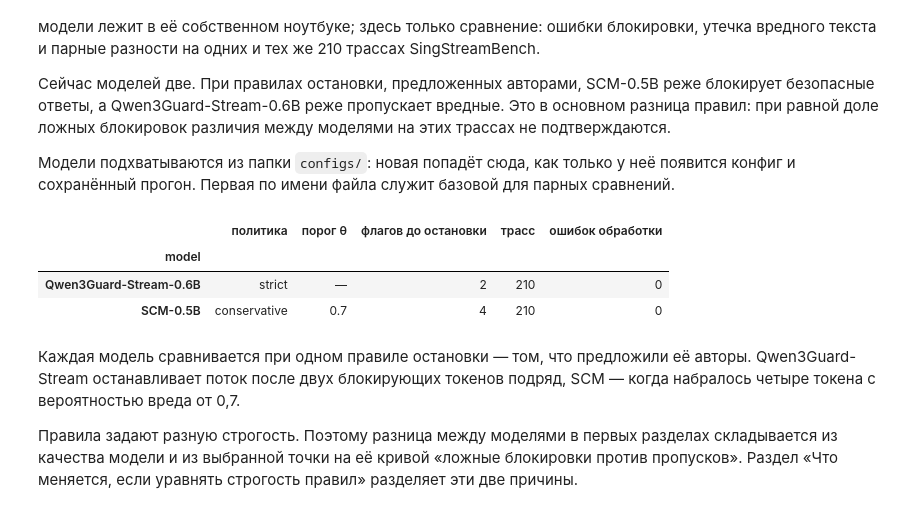
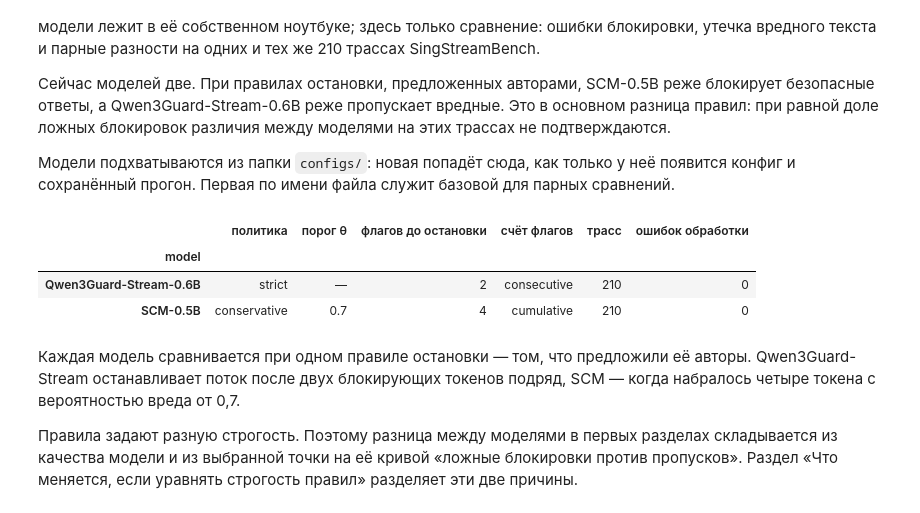
Before and after one commit to ZinewVova/Streaming-Guardrails, a Jupyter notebook: notebooks/06_model_comparison.ipynb, the cells around one changed output. Drawn from its saved outputs; the diff is of its cells as text; code cells hidden in the pictures.

```diff
--- a/notebooks/06_model_comparison.ipynb
+++ b/notebooks/06_model_comparison.ipynb
@@ -17,37 +17,40 @@ from streamguard_bench.metrics import (
     compute_response_policy_metrics,
     compute_streaming_metrics,
     paired_run_differences,
+    pairwise_run_differences,
+    stopped_within,
 )
 from streamguard_bench.pipeline import load_saved_runs
 
 project_root = Path.cwd()
 if not (project_root / "pyproject.toml").exists():
     project_root = project_root.parent
 
 PROFILE = "full"
 runs = load_saved_runs(profile=PROFILE, root=project_root)
 baseline, challengers = runs[0], runs[1:]
 dataset = pd.read_parquet(project_root / baseline.config["dataset"]["prepared_path"])
 
 rules = pd.DataFrame(
     [
         {
             "model": item.name,
             "политика": item.policy,
             "порог θ": item.config["model"].get("threshold", "—"),
             "флагов до остановки": item.config["experiment"].get("trigger_count", 1),
+            "счёт флагов": item.config["experiment"].get("trigger_mode", "cumulative"),
             "трасс": len(item.run.selected_trace_ids),
             "ошибок обработки": len(item.run.errors),
         }
         for item in runs
     ]
 ).set_index("model")
 display(rules)
 # %% [output]
-|  | политика | порог θ | флагов до остановки | трасс | ошибок обработки |
-| model |  |  |  |  |  |
-| Qwen3Guard-Stream-0.6B | strict | — | 2 | 210 | 0 |
-| SCM-0.5B | conservative | 0.7 | 4 | 210 | 0 |
+|  | политика | порог θ | флагов до остановки | счёт флагов | трасс | ошибок обработки |
+| model |  |  |  |  |  |  |
+| Qwen3Guard-Stream-0.6B | strict | — | 2 | consecutive | 210 | 0 |
+| SCM-0.5B | conservative | 0.7 | 4 | cumulative | 210 | 0 |
 # %% [markdown]
 Каждая модель сравнивается при одном правиле остановки — том, что предложили её авторы. Qwen3Guard-Stream останавливает поток после двух блокирующих токенов подряд, SCM — когда набралось четыре токена с вероятностью вреда от 0,7.
 
```
Also changed, not shown: parts of 12 cells of this notebook, 6 other files.
